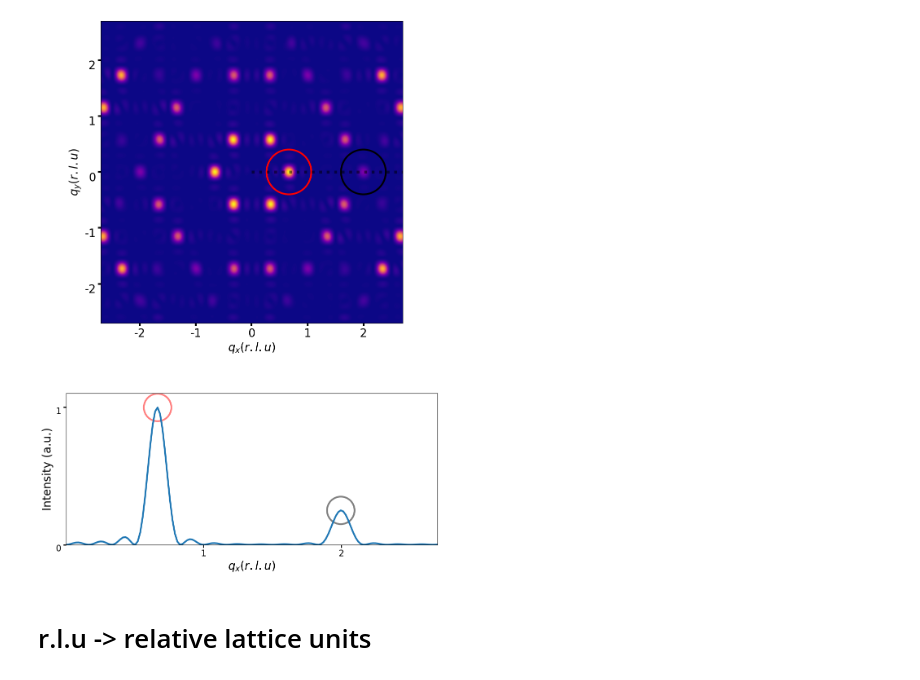
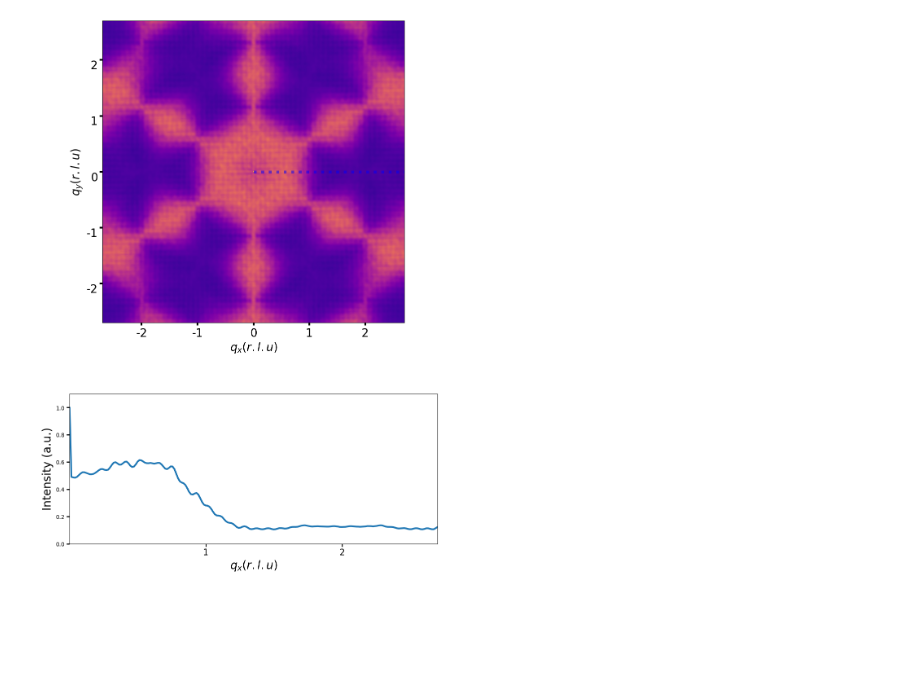
Before and after one commit to DaviphysicUFMG/analise_vertices, a Jupyter notebook: fortran_files/Mc e Inicial/Plot MSSF.ipynb, the cells around one changed output. Saved outputs shown, nothing was run; the diff lists cells and outputs as text; code cells hidden in the pictures; blank space fills up the shorter version.

```diff
--- a/fortran_files/Mc e Inicial/Plot MSSF.ipynb
+++ b/fortran_files/Mc e Inicial/Plot MSSF.ipynb
@@ -24,7 +14,7 @@ def mssf_map(intens, qxmin, qxmax, qymin, qymax, title=None, zlim=None, ax=None,
 
     kwargs.setdefault('cmap', 'inferno')
     kwargs.setdefault('origin', 'lower')
-    kwargs.setdefault('interpolation', 'bicubic')
+    kwargs.setdefault('interpolation', 'spline16')
 
 
     if ax is None:
@@ -90,36 +78,50 @@ def personaliza(ax):
+# %%
+data = pd.read_csv('output1.dat', sep='\s+')
+
+qx = data['qx'].to_numpy()
+qy = data['qy'].to_numpy()
+Intens = data['Intens'].to_numpy()
+
+n = int(np.sqrt(qx.size))
+# Qx, Qy = np.meshgrid(qx, qy)
+INTENS = Intens.reshape(n, n)/Intens.max()
 # %%
 kwargs = {
     'cmap': 'plasma',
     'zlim': (0, 1)
 }
 
 fig, ax = plt.subplots(2, 1, figsize=(10, 15))
 
 qxmin = qx.min()/np.pi
 qxmax = qx.max()/np.pi
 qymin = qy.min()/np.pi
 qymax = qy.max()/np.pi
 y_value = 0
 y_index = int((y_value - qy.min()) / (qy.max() - qy.min()) * INTENS.shape[0])
+
+# x_value = 0
+# x_index = int((x_value - qx.min()) / (qx.max() - qx.min()) * INTENS.shape[0])
+
 x = np.linspace(qxmin, qxmax, n)
 
 mssf_map(INTENS, qxmin, qxmax, qymin, qymax, title=None, ax=ax[0], **kwargs)
 
 ax[1].plot(x, INTENS[y_index,:], lw=3)
 ax[1].set_xlabel('$q_x (r.l.u)$', fontsize=20)
 
 ax[1].set_xlim(0, qxmax)
 ax[1].set_ylim(0, 1.1)
 ax[1].set_aspect('equal')
 
-plot_circle(ax, y_index, x, INTENS, 0.2)
+# plot_circle(ax, y_index, x, INTENS, 0.2)
 personaliza(ax)
+ax[0].axhline(y_value, xmin=0.5, xmax=1, color='b', lw=5, linestyle=':', alpha=0.5)
+# ax[0].axvline(x_value, ymin=0.5, ymax=1, color='orange', lw=5, linestyle=':', alpha=0.5)
 
 fig.tight_layout()
 
 fig.patch.set_facecolor('w')
-plt.savefig('teste.png', bbox_inches='tight', dpi=150)
+plt.savefig('001.png', bbox_inches='tight', dpi=150)
 # %% [output]
-[figure, old version]
+[figure, new version]
-# %% [markdown]
-# r.l.u -> relative lattice units
```
Also changed, not shown: parts of 8 cells of this notebook, 12 other files.
